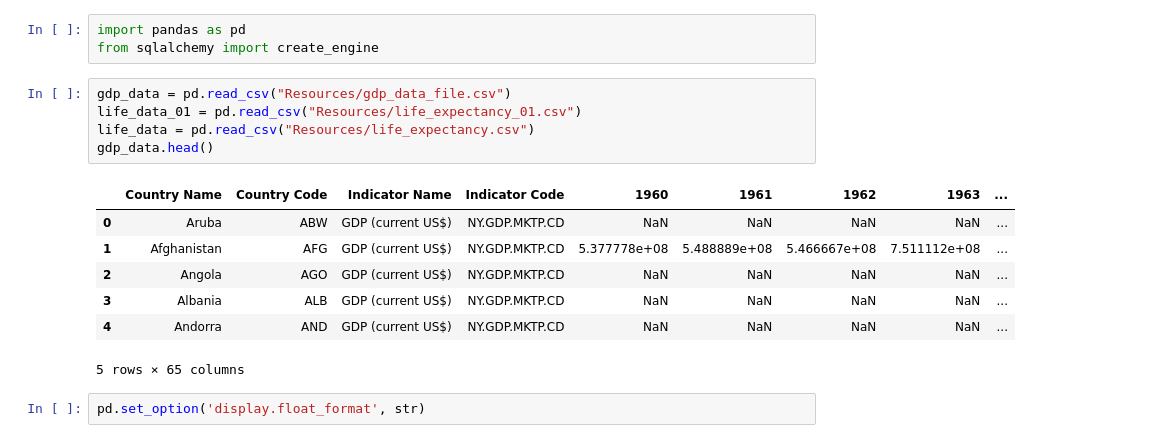
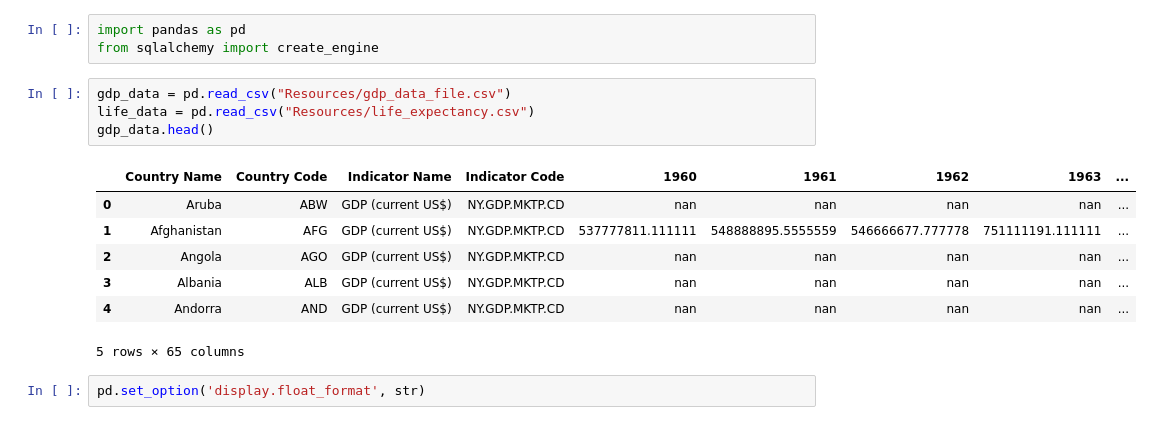
Before and after one commit to amahalik17/Data_Homework, a Jupyter notebook: ETL Project/ETL_Project.ipynb, the cells around one changed output. Saved outputs shown, nothing was run; the diff lists cells and outputs as text.

```diff
--- a/ETL Project/ETL_Project.ipynb
+++ b/ETL Project/ETL_Project.ipynb
@@ -3,16 +3,15 @@ import pandas as pd
 from sqlalchemy import create_engine
 # %%
 gdp_data = pd.read_csv("Resources/gdp_data_file.csv")
-life_data_01 = pd.read_csv("Resources/life_expectancy_01.csv")
 life_data = pd.read_csv("Resources/life_expectancy.csv")
 gdp_data.head()
 # %% [output]
 |  | Country Name | Country Code | Indicator Name | Indicator Code | 1960 | 1961 | 1962 | 1963 | ... |
-| 0 | Aruba | ABW | GDP (current US$) | NY.GDP.MKTP.CD | NaN | NaN | NaN | NaN | ... |
-| 1 | Afghanistan | AFG | GDP (current US$) | NY.GDP.MKTP.CD | 5.377778e+08 | 5.488889e+08 | 5.466667e+08 | 7.511112e+08 | ... |
-| 2 | Angola | AGO | GDP (current US$) | NY.GDP.MKTP.CD | NaN | NaN | NaN | NaN | ... |
-| 3 | Albania | ALB | GDP (current US$) | NY.GDP.MKTP.CD | NaN | NaN | NaN | NaN | ... |
-| 4 | Andorra | AND | GDP (current US$) | NY.GDP.MKTP.CD | NaN | NaN | NaN | NaN | ... |
+| 0 | Aruba | ABW | GDP (current US$) | NY.GDP.MKTP.CD | nan | nan | nan | nan | ... |
+| 1 | Afghanistan | AFG | GDP (current US$) | NY.GDP.MKTP.CD | 537777811.111111 | 548888895.5555559 | 546666677.777778 | 751111191.111111 | ... |
+| 2 | Angola | AGO | GDP (current US$) | NY.GDP.MKTP.CD | nan | nan | nan | nan | ... |
+| 3 | Albania | ALB | GDP (current US$) | NY.GDP.MKTP.CD | nan | nan | nan | nan | ... |
+| 4 | Andorra | AND | GDP (current US$) | NY.GDP.MKTP.CD | nan | nan | nan | nan | ... |
 5 rows × 65 columns
 # %%
 pd.set_option('display.float_format', str)
```
Also changed, not shown: parts of 12 cells of this notebook, 7 other files.
